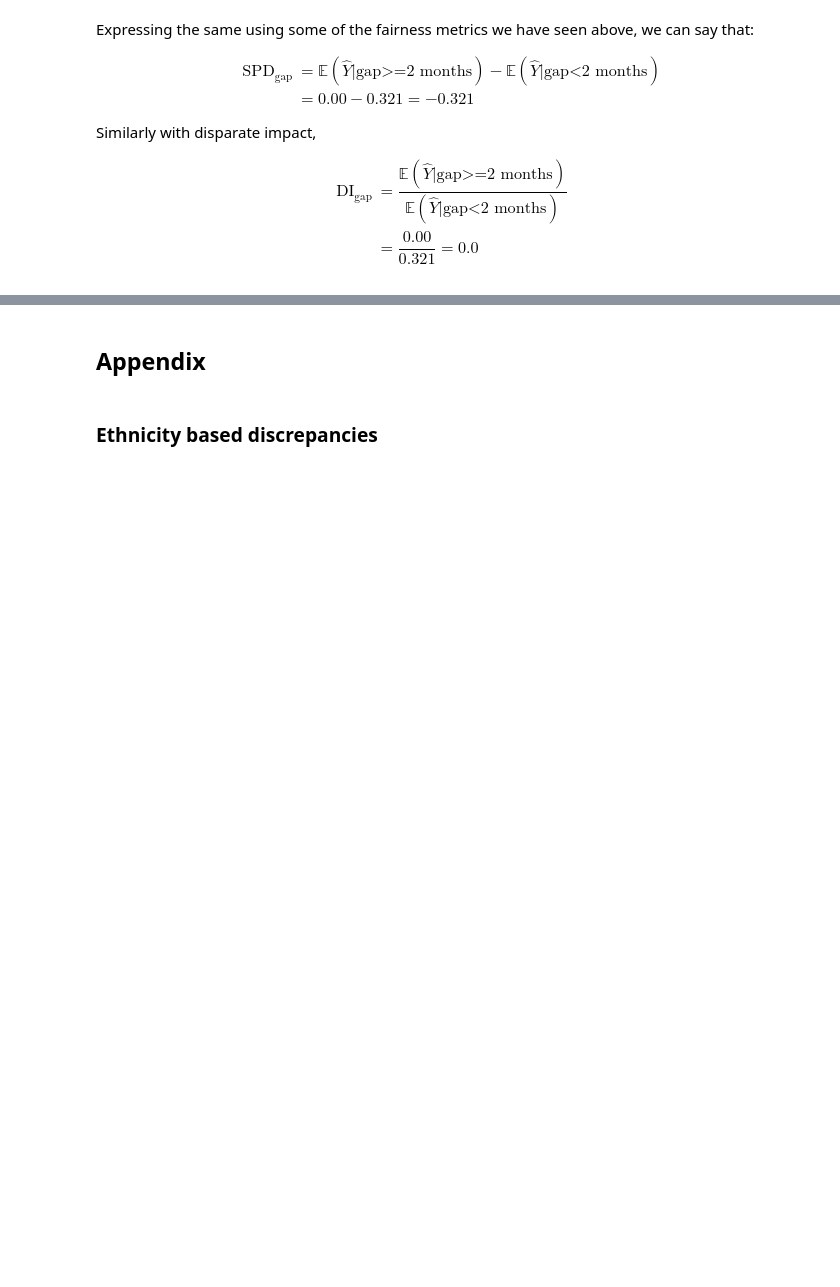
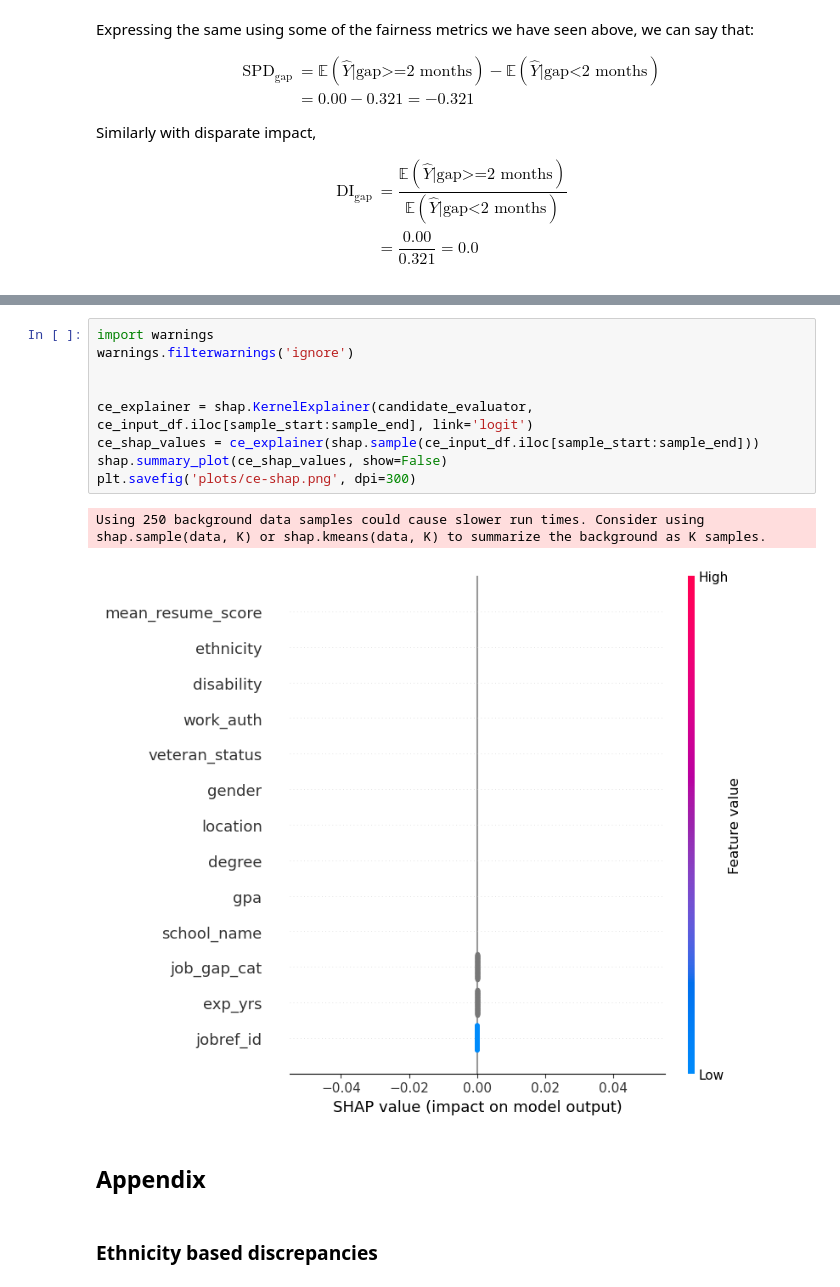
Before and after one commit to leehengpan/csci1951z-audit-analysis, a Jupyter notebook: audit-analysis.ipynb, the cells around one changed output, grey strips where cells are left out. Drawn from its saved outputs; the diff is of its cells as text; blank space fills up the shorter version.

```diff
--- a/audit-analysis.ipynb
+++ b/audit-analysis.ipynb
@@ -292,3 +408,15 @@ plt.show()
+# %%
+import warnings
+warnings.filterwarnings('ignore')
+
+
+ce_explainer = shap.KernelExplainer(candidate_evaluator, ce_input_df.iloc[sample_start:sample_end], link='logit')
+ce_shap_values = ce_explainer(shap.sample(ce_input_df.iloc[sample_start:sample_end]))
+shap.summary_plot(ce_shap_values, show=False)
+plt.savefig('plots/ce-shap.png', dpi=300)
+# %% [output]
+Using 250 background data samples could cause slower run times. Consider using shap.sample(data, K) or shap.kmeans(data, K) to summarize the background as K samples.
+[figure, added]
 # %% [markdown]
 ## Appendix
 # %% [markdown]
```
Also changed, not shown: parts of 22 cells of this notebook, 2 other files.
